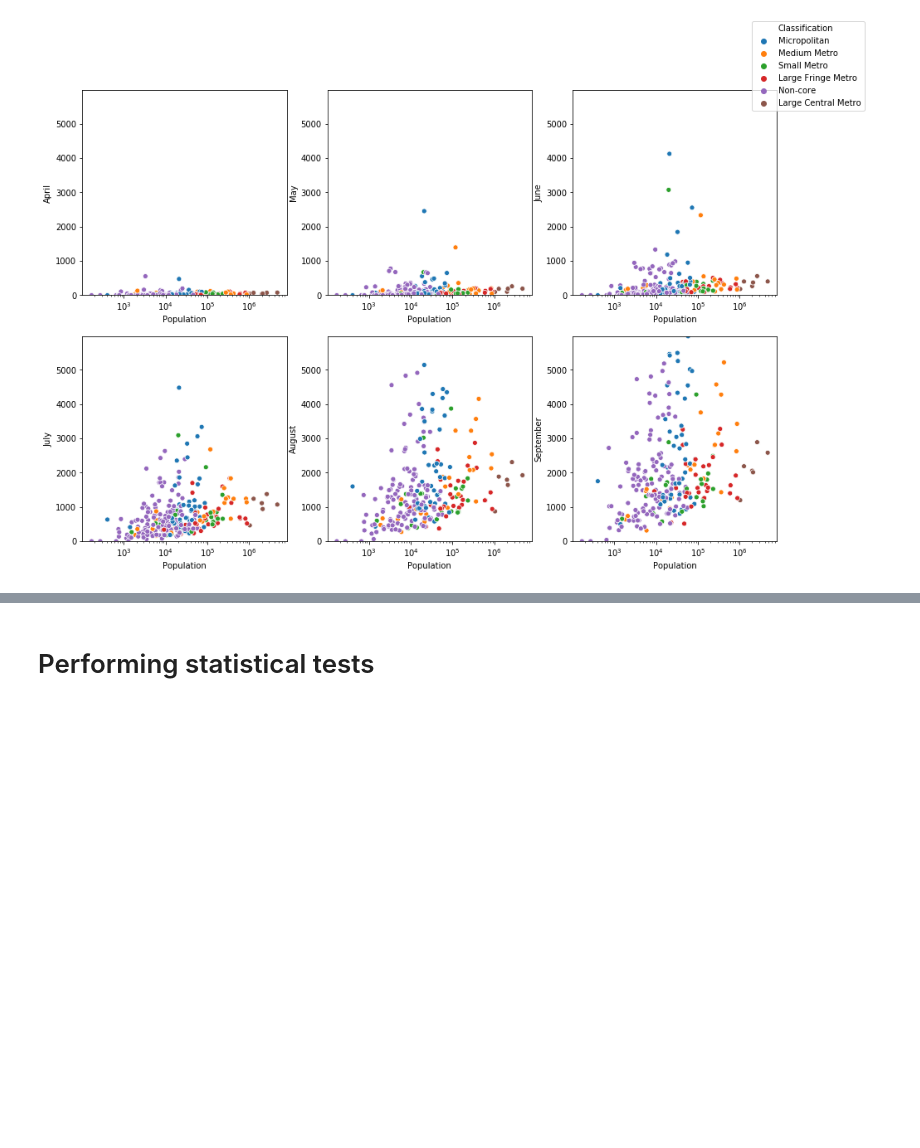
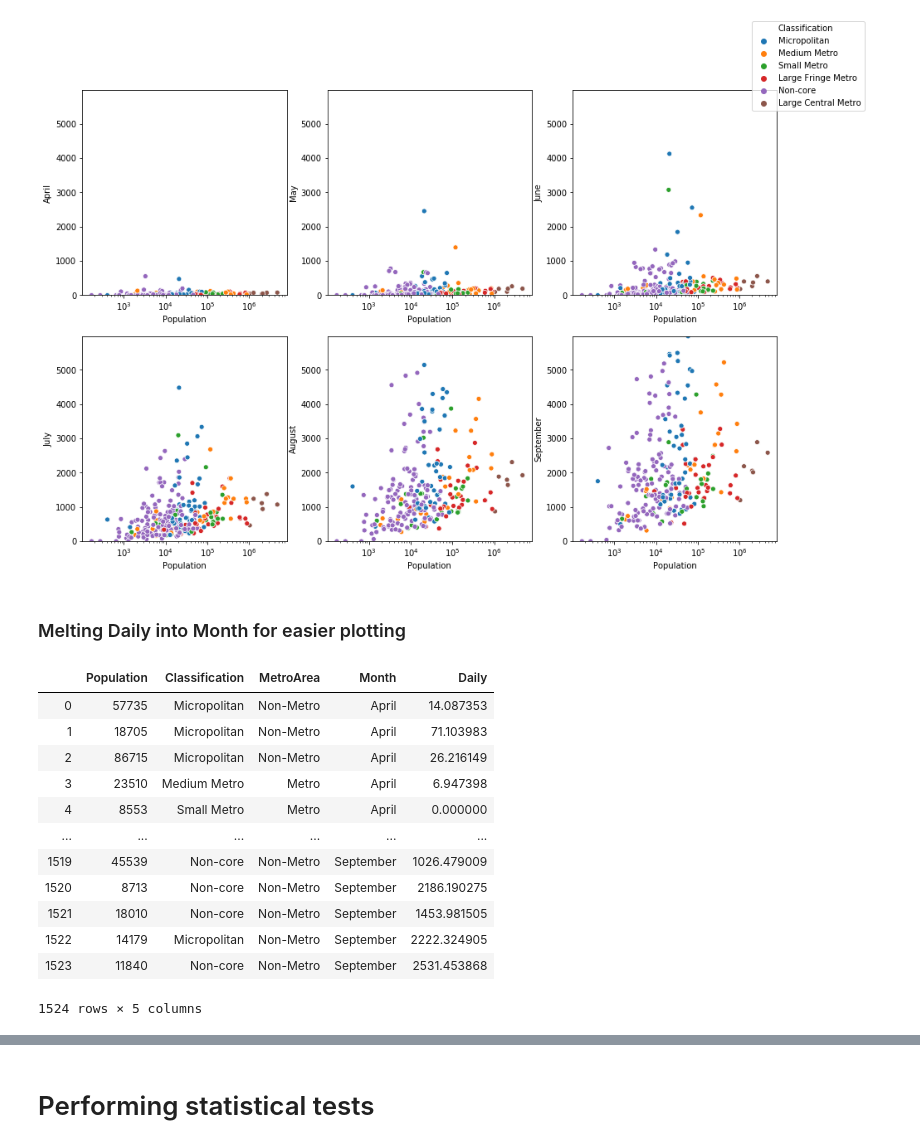
Before and after one commit to Data-Analytics-2020/Hypothesis-Testing-Assignment, a Jupyter notebook: hypothesis_8.ipynb, the cells around one changed output, grey strips where cells are left out. Drawn from its saved outputs; the diff is of its cells as text; code cells hidden in the pictures; blank space fills up the shorter version.

```diff
--- a/hypothesis_8.ipynb
+++ b/hypothesis_8.ipynb
@@ -235,3 +220,25 @@ fig3.legend(handles, labels, loc='upper right')
 fig3.savefig('graphs/hypothesis_8_3.png')
 # %% [output]
 [figure]
+# %% [markdown]
+### Melting Daily into Month for easier plotting
+# %%
+melt_avg_month_df = avg_month_df.drop(avg_month_df.keys()[3], axis=1)
+keys = melt_avg_month_df.keys()
+melt_avg_month_df = pd.melt(melt_avg_month_df, id_vars=keys[:3], value_vars=keys[3:], var_name='Month', value_name='Daily')
+# melt_avg_month_df.sort_values(by=['Population'])
+melt_avg_month_df
+# %% [output]
+|  | Population | Classification | MetroArea | Month | Daily |
+| 0 | 57735 | Micropolitan | Non-Metro | April | 14.087353 |
+| 1 | 18705 | Micropolitan | Non-Metro | April | 71.103983 |
+| 2 | 86715 | Micropolitan | Non-Metro | April | 26.216149 |
+| 3 | 23510 | Medium Metro | Metro | April | 6.947398 |
+| 4 | 8553 | Small Metro | Metro | April | 0.000000 |
+| ... | ... | ... | ... | ... | ... |
+| 1519 | 45539 | Non-core | Non-Metro | September | 1026.479009 |
+| 1520 | 8713 | Non-core | Non-Metro | September | 2186.190275 |
+| 1521 | 18010 | Non-core | Non-Metro | September | 1453.981505 |
+| 1522 | 14179 | Micropolitan | Non-Metro | September | 2222.324905 |
+| 1523 | 11840 | Non-core | Non-Metro | September | 2531.453868 |
+1524 rows × 5 columns
```
Also changed, not shown: parts of 7 cells of this notebook, 2 other files.
